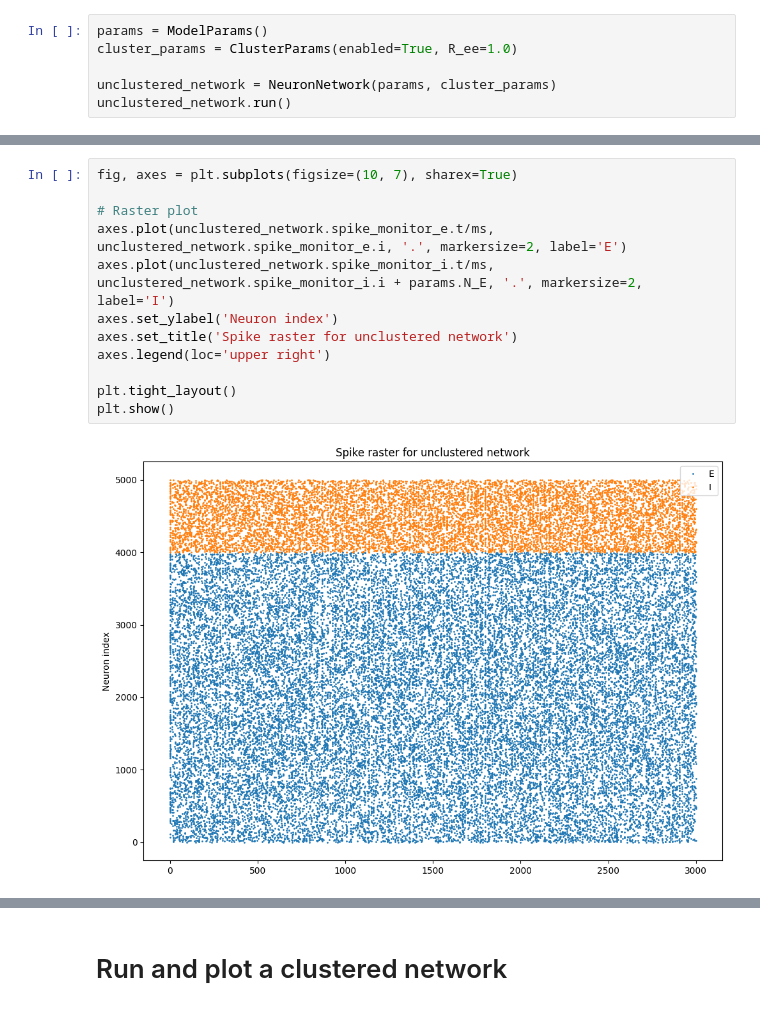
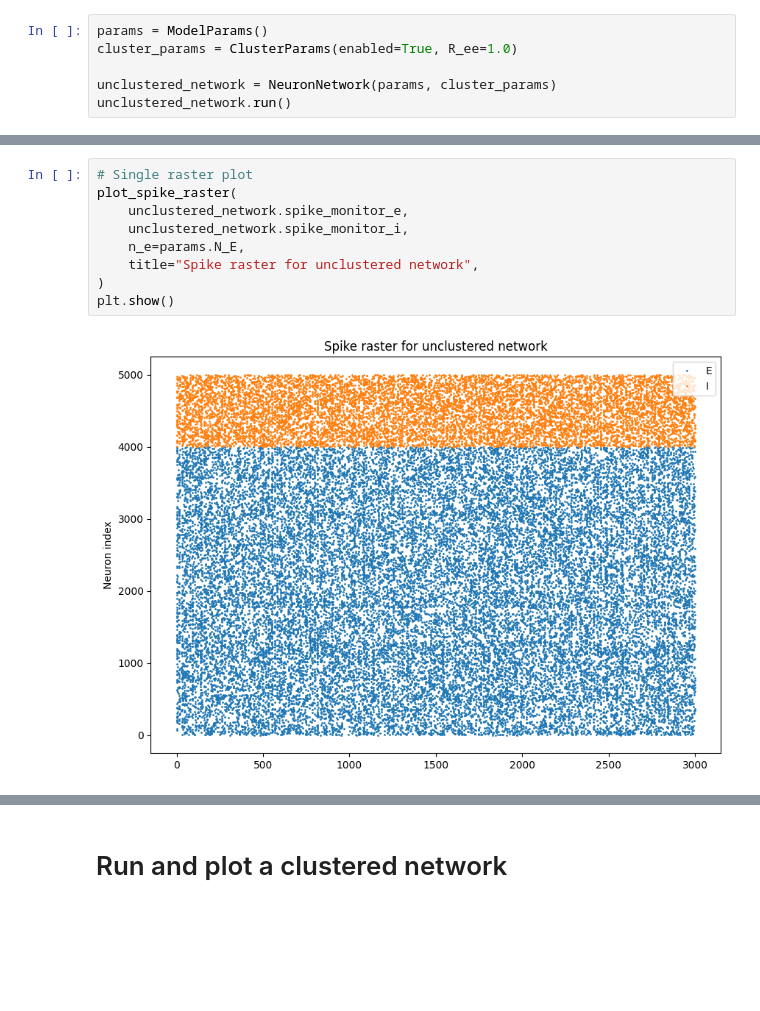
Before and after one commit to arjunpur/clustered-networks, a Jupyter notebook: base_model.ipynb, the cells around one changed output, grey strips where cells are left out. Drawn from its saved outputs; the diff is of its cells as text; blank space fills up the shorter version.

```diff
--- a/base_model.ipynb
+++ b/base_model.ipynb
@@ -18,14 +91,11 @@ unclustered_network.run()
 # %%
-fig, axes = plt.subplots(figsize=(10, 7), sharex=True)
-
-# Raster plot
-axes.plot(unclustered_network.spike_monitor_e.t/ms, unclustered_network.spike_monitor_e.i, '.', markersize=2, label='E')
-axes.plot(unclustered_network.spike_monitor_i.t/ms, unclustered_network.spike_monitor_i.i + params.N_E, '.', markersize=2, label='I')
-axes.set_ylabel('Neuron index')
-axes.set_title('Spike raster for unclustered network')
-axes.legend(loc='upper right')
-
-plt.tight_layout()
+# Single raster plot
+plot_spike_raster(
+    unclustered_network.spike_monitor_e,
+    unclustered_network.spike_monitor_i,
+    n_e=params.N_E,
+    title="Spike raster for unclustered network",
+)
 plt.show()
 # %% [output]
-[figure, old version]
+[figure, new version]
```
Also changed, not shown: parts of 24 cells of this notebook, 1 other file.
